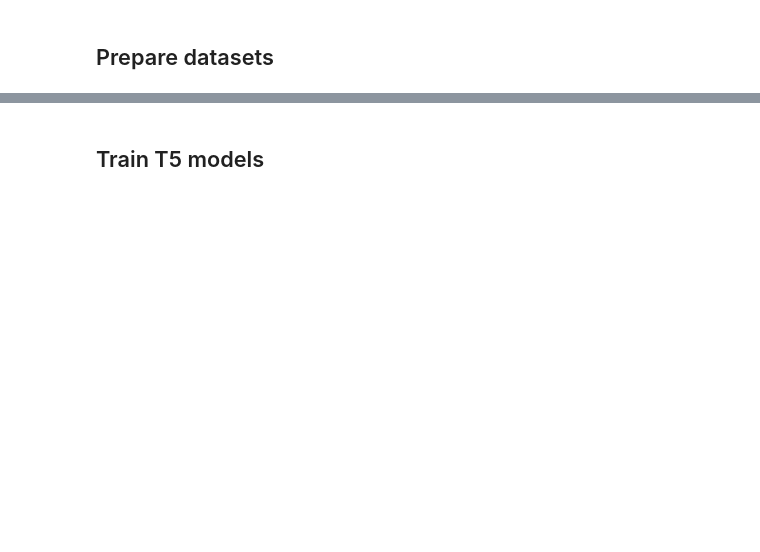
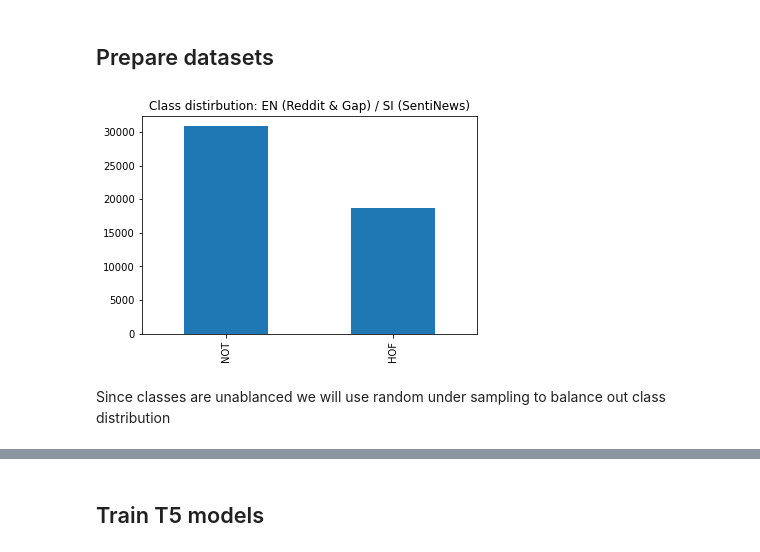
Before and after one commit to arruw/fri-2021-nlp-project, a Jupyter notebook: src/eval-t5.ipynb, the cells around one changed output, grey strips where cells are left out. Saved outputs shown, nothing was run; the diff lists cells and outputs as text; code cells hidden in the pictures; blank space fills up the shorter version.

```diff
--- a/src/eval-t5.ipynb
+++ b/src/eval-t5.ipynb
@@ -99,3 +100,9 @@ def random_under_sample(df):
 # %%
 def plot_class_hist(data_df, title):
     data_df["target_text"].value_counts().plot(kind="bar", title=f"Class distirbution: {title}")
+# %%
+plot_class_hist(train_ml_df, "EN (Reddit & Gap) / SI (SentiNews)")
+# %% [output]
+[figure, added]
+# %% [markdown]
+Since classes are unablanced we will use random under sampling to balance out class distribution
```
Also changed, not shown: parts of 19 cells of this notebook, 8 other files.
